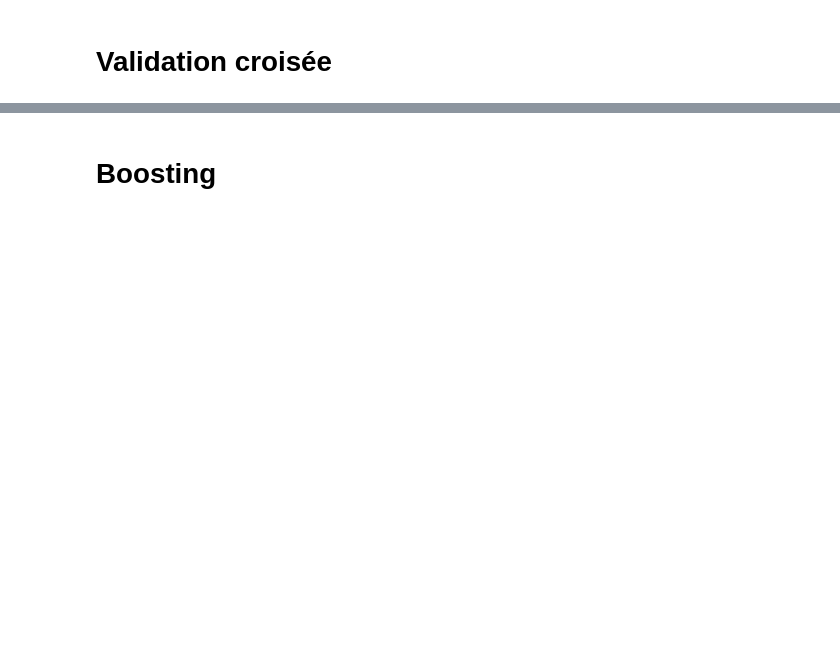
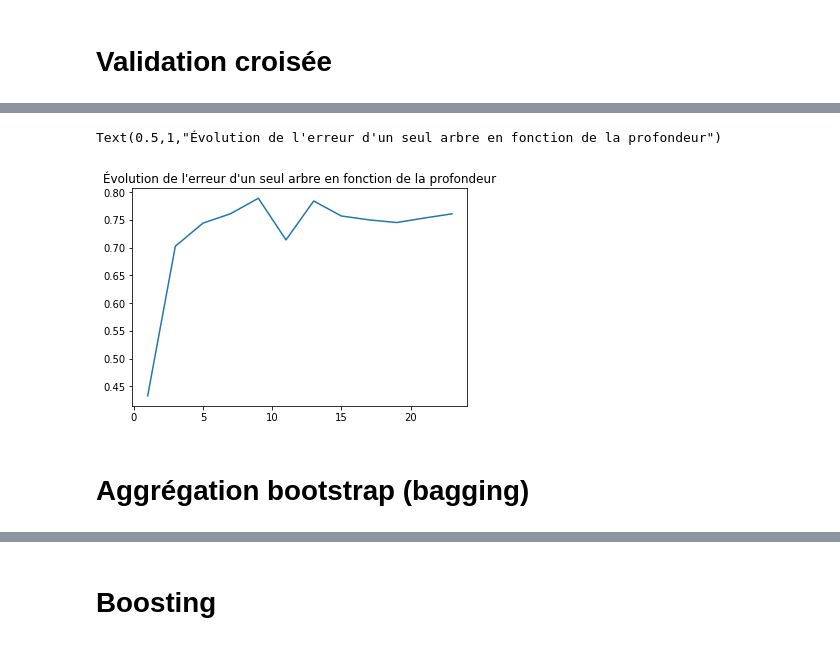
Before and after one commit to vlandeau/data_dojo, a Jupyter notebook: seconde_seance/Correction Modèles Avancés.ipynb, the cells around one changed output, grey strips where cells are left out. Saved outputs shown, nothing was run; the diff lists cells and outputs as text; code cells hidden in the pictures; blank space fills up the shorter version.

```diff
--- a/seconde_seance/Correction Modèles Avancés.ipynb
+++ b/seconde_seance/Correction Modèles Avancés.ipynb
@@ -337,0 +383,8 @@ graphviz.Source(dot_data)
+# %%
+plt.plot(max_depths, error_one_tree)
+plt.title(u"Évolution de l'erreur d'un seul arbre en fonction de la profondeur")
+# %% [output]
+Text(0.5,1,"Évolution de l'erreur d'un seul arbre en fonction de la profondeur")
+[figure, added]
+# %% [markdown]
+# Aggrégation bootstrap (bagging)
```
Also changed, not shown: parts of 31 cells of this notebook.
